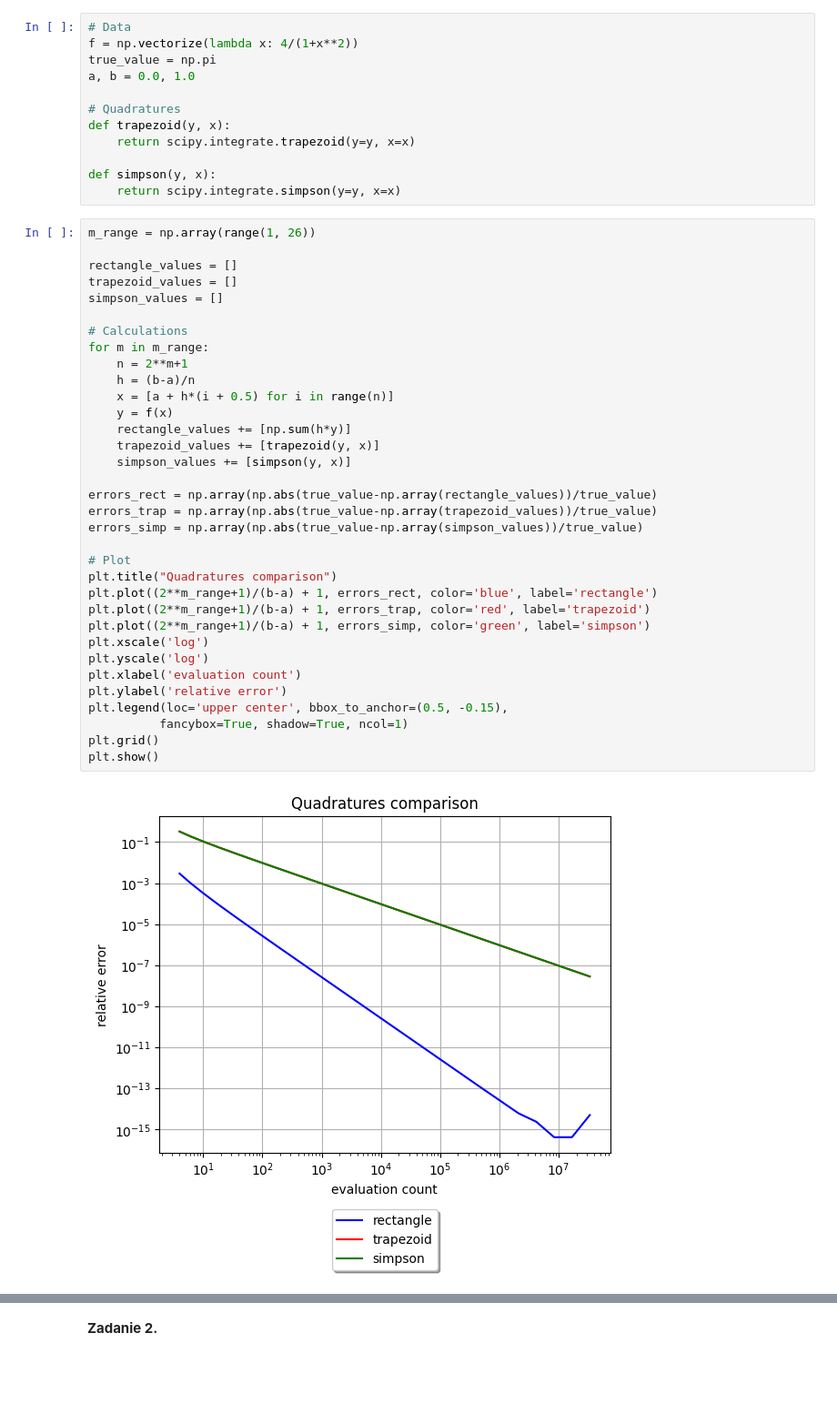
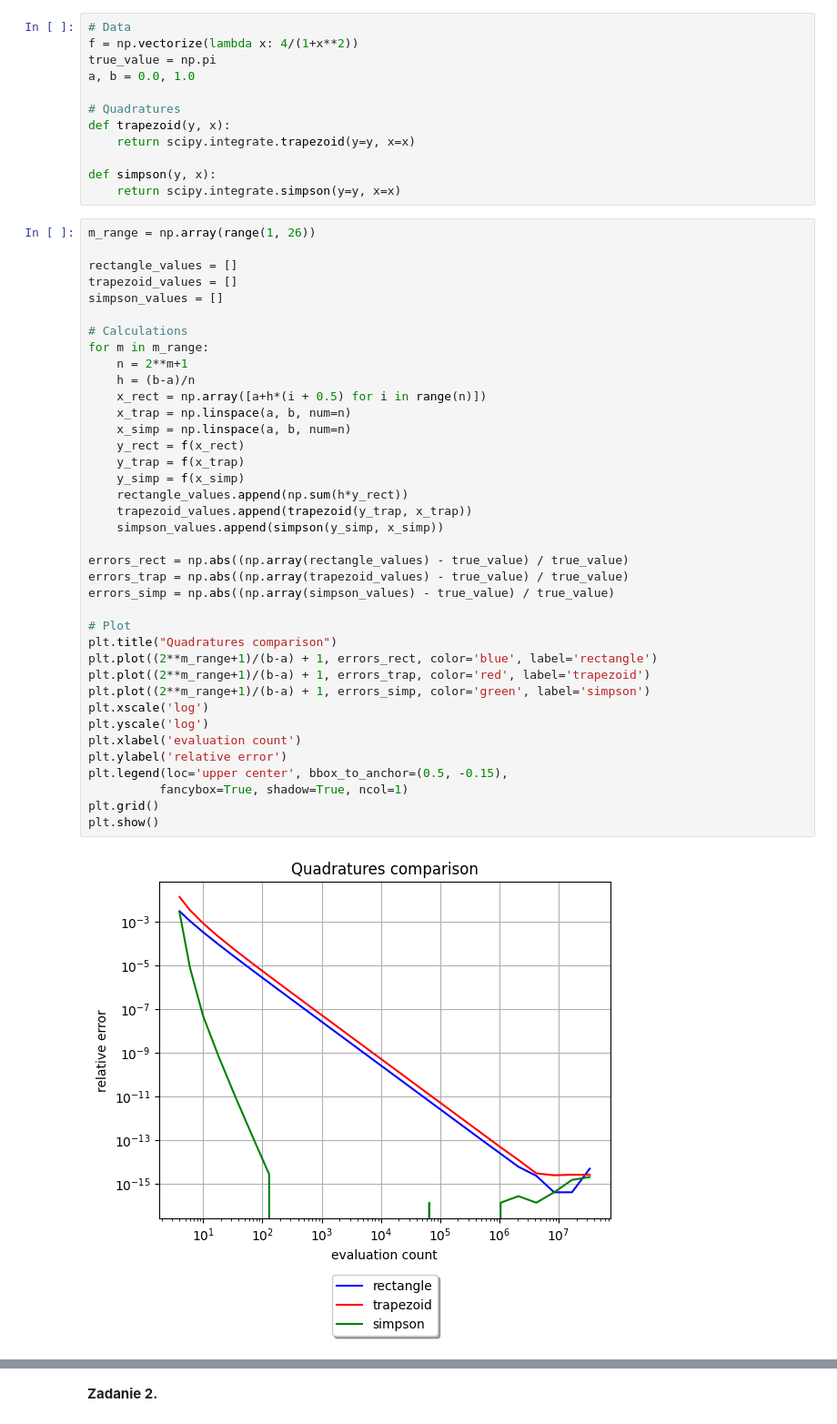
Before and after one commit to baramundi666/Computation-Methods-for-Science-and-Technology, a Jupyter notebook: lab-6/main.ipynb, the cells around one changed output, grey strips where cells are left out. Shown at 91% size. Cells and saved outputs as stored; diff of their text form; blank space fills up the shorter version.

```diff
--- a/lab-6/main.ipynb
+++ b/lab-6/main.ipynb
@@ -21,37 +21,41 @@ def simpson(y, x):
 # %%
 m_range = np.array(range(1, 26))
 
 rectangle_values = []
 trapezoid_values = []
 simpson_values = []
 
 # Calculations
 for m in m_range:
     n = 2**m+1
     h = (b-a)/n
-    x = [a + h*(i + 0.5) for i in range(n)]
-    y = f(x)
-    rectangle_values += [np.sum(h*y)]
-    trapezoid_values += [trapezoid(y, x)]
-    simpson_values += [simpson(y, x)]
+    x_rect = np.array([a+h*(i + 0.5) for i in range(n)])
+    x_trap = np.linspace(a, b, num=n)
+    x_simp = np.linspace(a, b, num=n)
+    y_rect = f(x_rect)
+    y_trap = f(x_trap)
+    y_simp = f(x_simp)
+    rectangle_values.append(np.sum(h*y_rect))
+    trapezoid_values.append(trapezoid(y_trap, x_trap))
+    simpson_values.append(simpson(y_simp, x_simp))
 
-errors_rect = np.array(np.abs(true_value-np.array(rectangle_values))/true_value)
-errors_trap = np.array(np.abs(true_value-np.array(trapezoid_values))/true_value)
-errors_simp = np.array(np.abs(true_value-np.array(simpson_values))/true_value)
+errors_rect = np.abs((np.array(rectangle_values) - true_value) / true_value)
+errors_trap = np.abs((np.array(trapezoid_values) - true_value) / true_value)
+errors_simp = np.abs((np.array(simpson_values) - true_value) / true_value)
 
 # Plot
 plt.title("Quadratures comparison")
 plt.plot((2**m_range+1)/(b-a) + 1, errors_rect, color='blue', label='rectangle')
 plt.plot((2**m_range+1)/(b-a) + 1, errors_trap, color='red', label='trapezoid')
 plt.plot((2**m_range+1)/(b-a) + 1, errors_simp, color='green', label='simpson')
 plt.xscale('log')
 plt.yscale('log')
 plt.xlabel('evaluation count')
 plt.ylabel('relative error')
 plt.legend(loc='upper center', bbox_to_anchor=(0.5, -0.15),
           fancybox=True, shadow=True, ncol=1)
 plt.grid()
 plt.show()
 # %% [output]
-[figure, old version]
+[figure, new version]
 # %%
```
Also changed, not shown: parts of 1 cell of this notebook, 3 other files.
